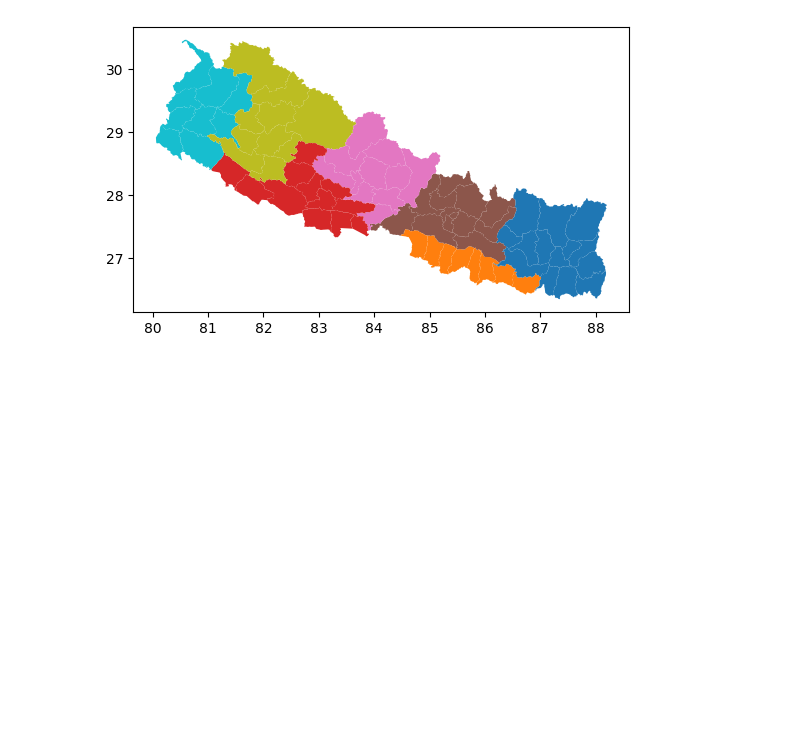
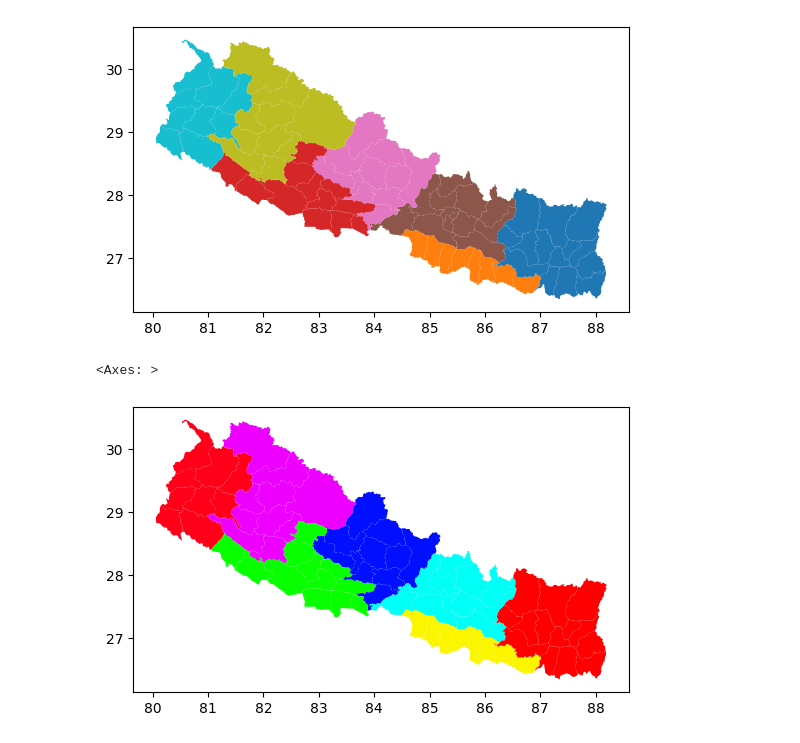
Before and after one commit to Pushpagtm/Interpolation, a Jupyter notebook: vector_processing.ipynb, the cells around one changed output. Cells and saved outputs as stored; diff of their text form; code cells hidden in the pictures; blank space fills up the shorter version.

```diff
--- a/vector_processing.ipynb
+++ b/vector_processing.ipynb
@@ -82,3 +82,8 @@ gdf.plot("Province")
 # %% [output]
 <Axes: >
 [figure]
+# %%
+gdf.plot("Province",cmap='hsv')
+# %% [output]
+<Axes: >
+[figure, added]
```
